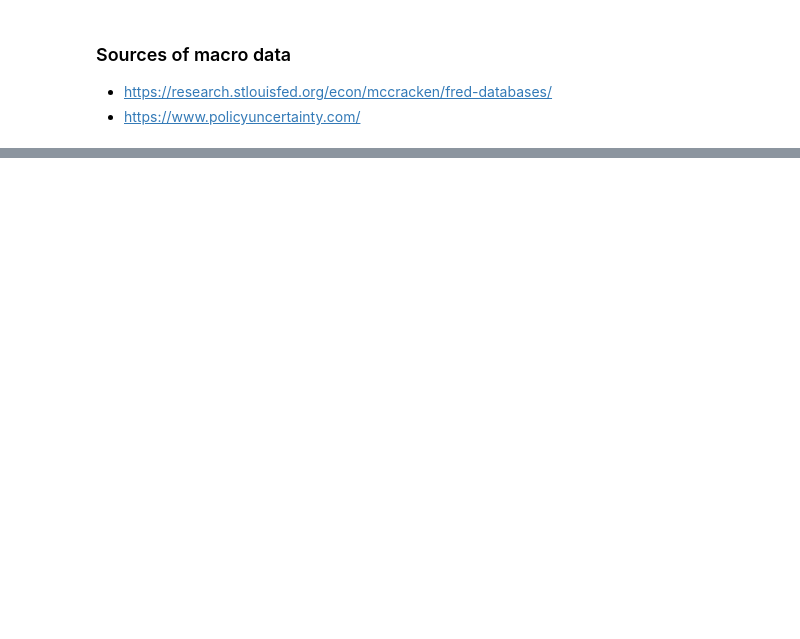
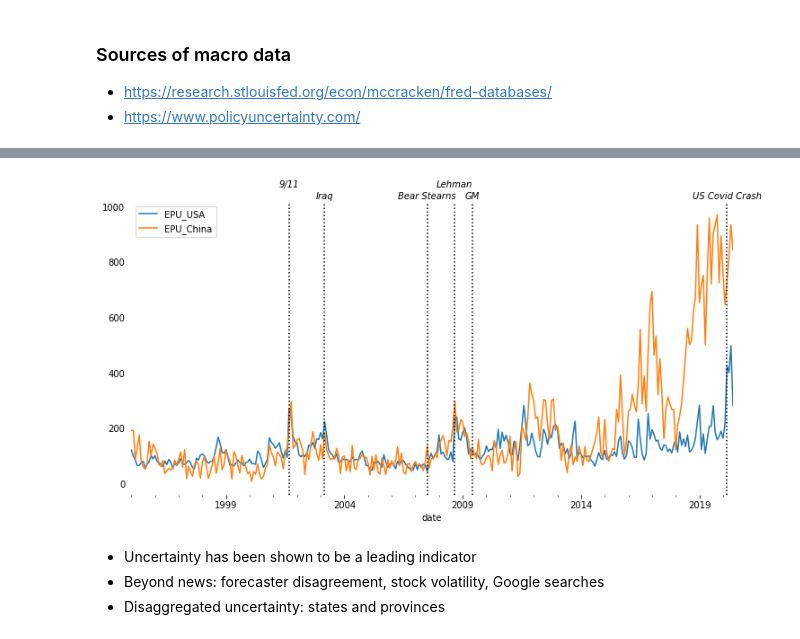
Before and after one commit to levyjeff/USTC_guest_lecture, a Jupyter notebook: USTC Leture.ipynb, the cells around one changed output, grey strips where cells are left out. Drawn from its saved outputs; the diff is of its cells as text; code cells hidden in the pictures; blank space fills up the shorter version.

```diff
--- a/USTC Leture.ipynb
+++ b/USTC Leture.ipynb
@@ -227,0 +257,31 @@ df.head()
+# %%
+def event_vlines(ax):
+    ymax = ax.get_ylim()[1]
+
+    plt.axvline(x=datetime.datetime(2001,9,11), color='k', linestyle=':', ymin=0, ymax=1)
+    plt.text(datetime.datetime(2001,9,11), ymax*1.05, '9/11', horizontalalignment='center', style='italic')
+    plt.axvline(x=datetime.datetime(2003,3,20), color='k', linestyle=':', ymin=0, ymax=1)
+    plt.text(datetime.datetime(2003,3,20), ymax*1.01, 'Iraq', horizontalalignment='center', style='italic')
+    plt.axvline(x=datetime.datetime(2007,7,1), color='k', linestyle=':', ymin=0, ymax=1)
+    plt.text(datetime.datetime(2007,7,1), ymax*1.01, 'Bear Stearns', horizontalalignment='center', style='italic')
+    plt.axvline(x=datetime.datetime(2008,9,15), color='k', linestyle=':', ymin=0, ymax=1)
+    plt.text(datetime.datetime(2008,9,15), ymax*1.05, 'Lehman', horizontalalignment='center', style='italic')
+    plt.axvline(x=datetime.datetime(2009,6,1), color='k', linestyle=':', ymin=0, ymax=1)
+    plt.text(datetime.datetime(2009,6,1), ymax*1.01, 'GM', horizontalalignment='center', style='italic')
+    plt.axvline(x=datetime.datetime(2020,3,1), color='k', linestyle=':', ymin=0, ymax=1)
+    plt.text(datetime.datetime(2020,3,1), ymax*1.01, 'US Covid Crash', horizontalalignment='center', style='italic')
+    return ax
+# %%
+ax = df.plot(figsize=(12,6))
+ax.spines['top'].set_visible(False)
+ax.spines['right'].set_visible(False)
+ax.spines['left'].set_visible(False)
+ax.spines['bottom'].set_visible(False)
+ax.yaxis.set_ticks_position('none')
+ax = event_vlines(ax);
+# %% [output]
+[figure, added]
+# %% [markdown]
+  * Uncertainty has been shown to be a leading indicator
+  * Beyond news: forecaster disagreement, stock volatility, Google searches
+  * Disaggregated uncertainty: states and provinces
```
Also changed, not shown: parts of 7 cells of this notebook.
